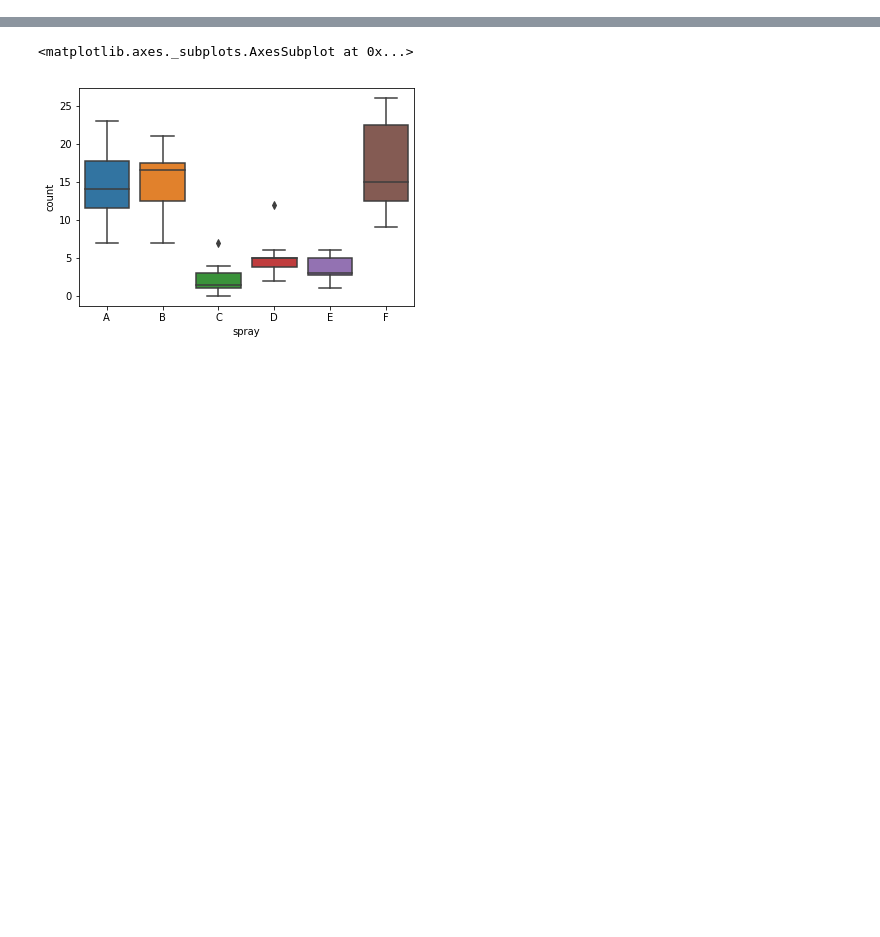
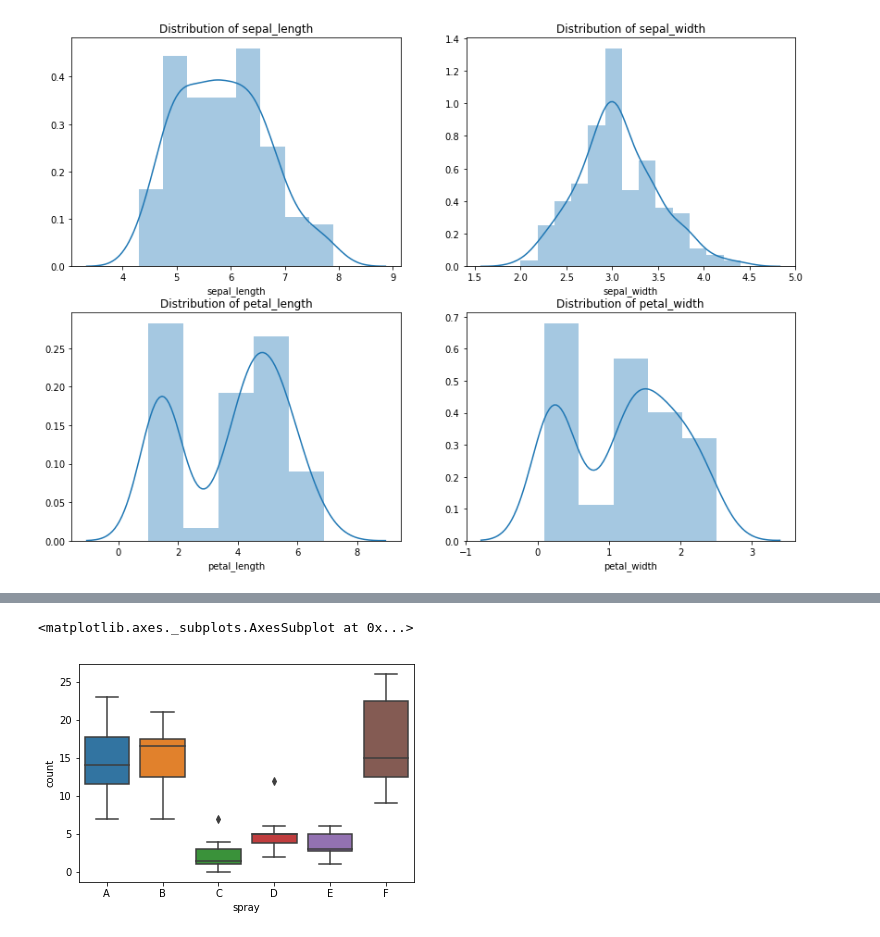
Before and after one commit to CodeupClassroom/ada-python-exercises, a Jupyter notebook: seaborn_exercise.ipynb, the cells around one changed output, grey strips where cells are left out. Cells and saved outputs as stored; diff of their text form; code cells hidden in the pictures; blank space fills up the shorter version.

```diff
--- a/seaborn_exercise.ipynb
+++ b/seaborn_exercise.ipynb
@@ -19,0 +48,13 @@ iris.groupby('species').mean()
+# %%
+# What does the distribution of petal lengths look like?
+# Let's actually look at all of the numeric features at once
+
+plt.figure(figsize=(14, 10))
+
+for i, col in enumerate(iris.drop(columns='species_name')):
+    plot_no = i + 1
+    plt.subplot(2, 2, plot_no)
+    sns.distplot(iris[col])
+    plt.title('Distribution of ' + col)
+# %% [output]
+[figure, added]
```
Also changed, not shown: parts of 15 cells of this notebook, 1 other file.
